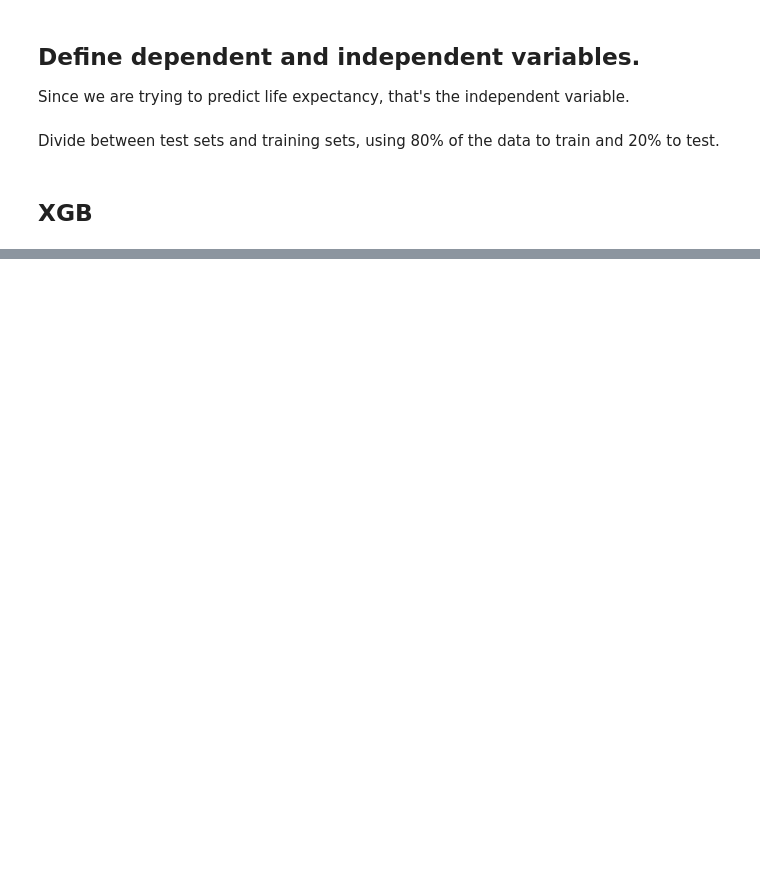
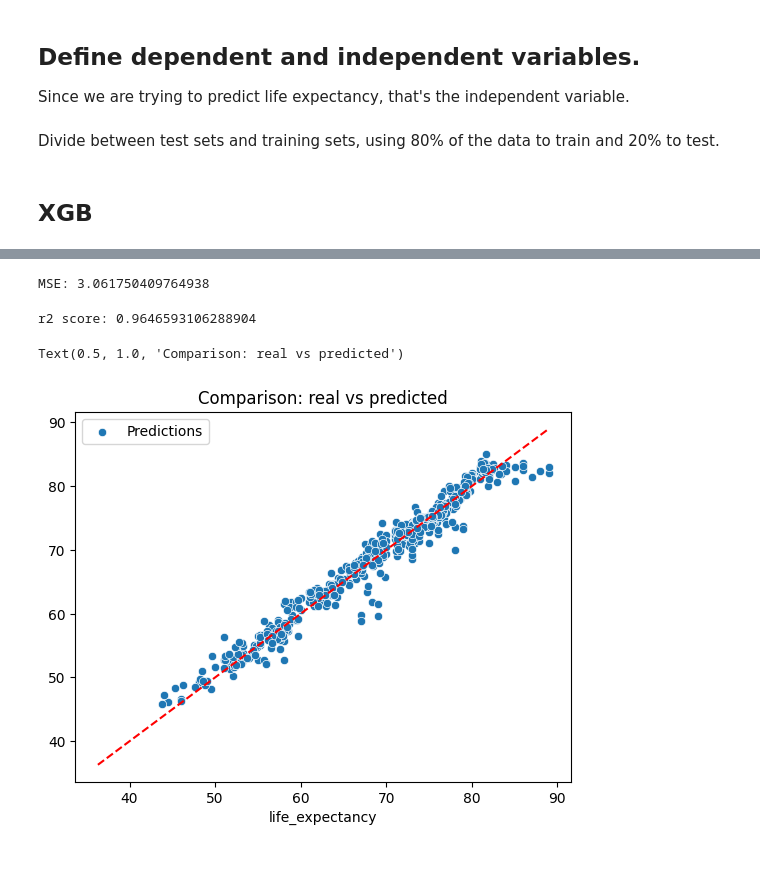
Before and after one commit to RobertRamos93/ml_scikit_regression, a Jupyter notebook: ml_scikit_regression.ipynb, the cells around one changed output, grey strips where cells are left out. Saved outputs shown, nothing was run; the diff lists cells and outputs as text; code cells hidden in the pictures; blank space fills up the shorter version.

```diff
--- a/ml_scikit_regression.ipynb
+++ b/ml_scikit_regression.ipynb
@@ -336,3 +339,6 @@ xgbr = XGBRegressor(
     n_estimators=100,
     max_depth=5
 )
+# %%
+# Train
+xgbr.fit(X_train, y_train)
@@ -339,2 +357,30 @@ xgbr = XGBRegressor(
+# %%
+# Predict
+y_pred = xgbr.predict(X_test)
+# %%
+# Mean squared error
+mse_xgbr = mean_squared_error(y_test, y_pred)
+print(f"MSE: {mse_xgbr}")
+# %% [output]
+MSE: 3.061750409764938
+# %%
+# r2 score
+r2_xgbr = r2_score(y_test, y_pred)
+print(f"r2 score: {r2_xgbr}")
+# %% [output]
+r2 score: 0.9646593106288904
+# %%
+sns.scatterplot(x=y_test,
+                y=y_pred,
+                label="Predictions")
+plt.plot(
+    [y.min(), y.max()], [y.min(), y.max()],
+    color="red",
+    linestyle="--",
+    label="Ideal line")
+plt.title("Comparison: real vs predicted")
+# %% [output]
+Text(0.5, 1.0, 'Comparison: real vs predicted')
+[figure, added]
 # %% [markdown]
 ###
```
Also changed, not shown: parts of 4 cells of this notebook.
